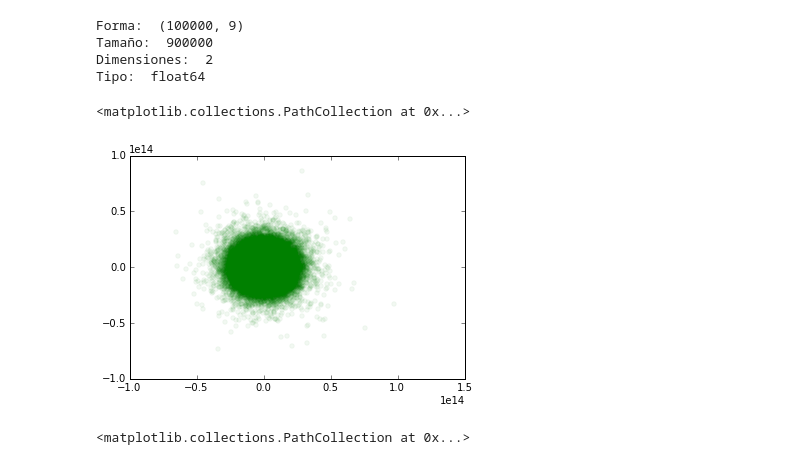
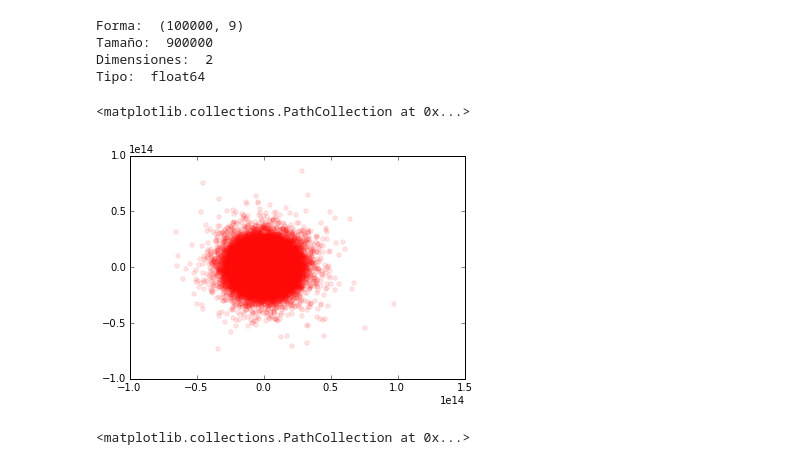
Before and after one commit to ComputoCienciasUniandes/HerramientasComputacionales, a Jupyter notebook: Lectures/05.Python-2/hands_on/NuevoTour.ipynb, the cells around one changed output. Drawn from its saved outputs; the diff is of its cells as text; code cells hidden in the pictures.

```diff
--- a/Lectures/05.Python-2/hands_on/NuevoTour.ipynb
+++ b/Lectures/05.Python-2/hands_on/NuevoTour.ipynb
@@ -192,10 +197,10 @@ Tipo:  float64
 pos_x = data[:,0]
 pos_y = data[:,1]
 # %%
-scatter(pos_x, pos_y,alpha = 0.05, color = "green")
+scatter(pos_x, pos_y, alpha = 0.1, color = "red")
 # %% [output]
 <matplotlib.collections.PathCollection at 0x...>
-[figure, old version]
+[figure, new version]
 # %%
 # tal vez es mejor si elijo un rango en z
 index = where((pos_x>0.2) &  (pos_y<0.3))
```
Also changed, not shown: parts of 13 cells of this notebook, 3 other files.
